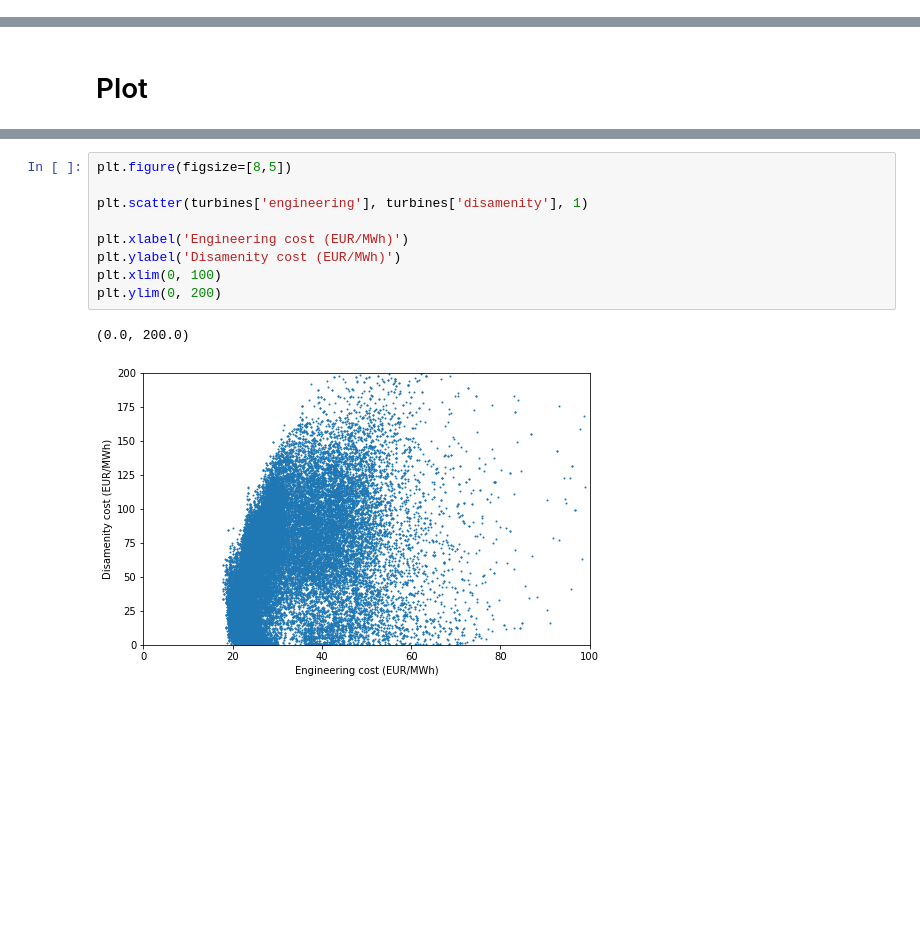
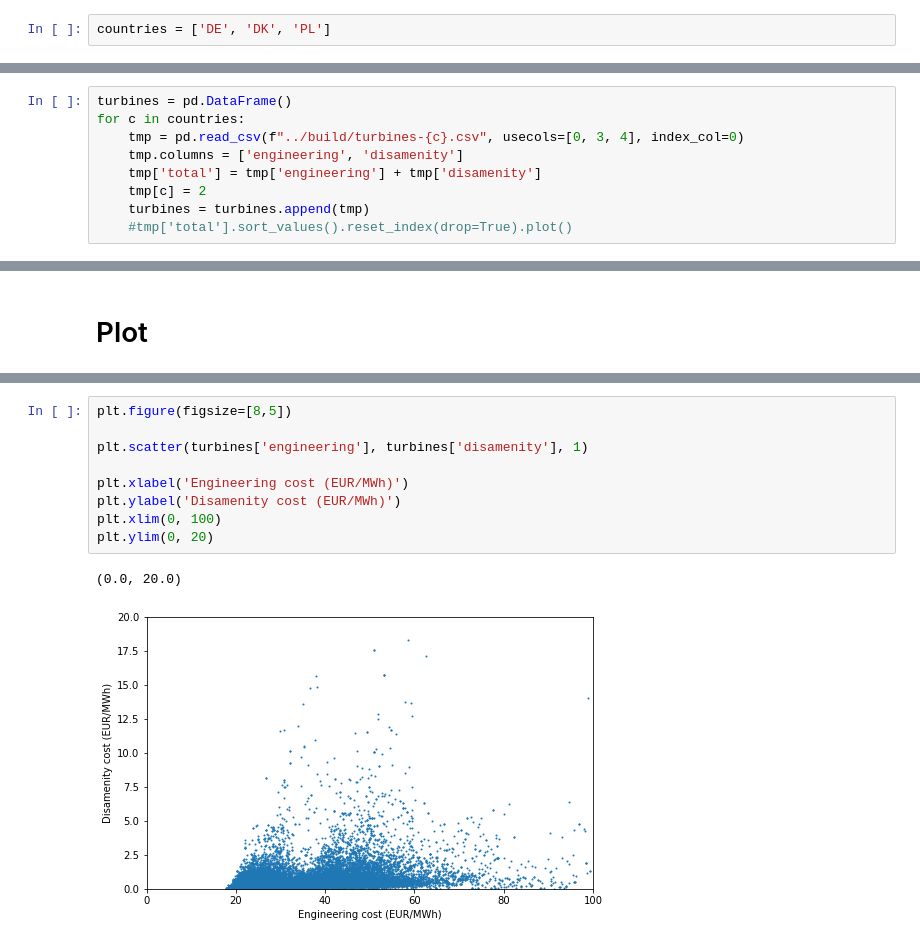
Before and after one commit to timtroendle/wind-onshore-cost-potential, a Jupyter notebook: notebooks/plots.ipynb, the cells around one changed output, grey strips where cells are left out. Drawn from its saved outputs; the diff is of its cells as text; blank space fills up the shorter version.

```diff
--- a/notebooks/plots.ipynb
+++ b/notebooks/plots.ipynb
@@ -2,6 +2,8 @@
 import pandas as pd
 import numpy_financial
 import matplotlib.pyplot as plt
+# %%
+countries = ['DE', 'DK', 'PL']
 # %% [markdown]
 # Input
 # %%
@@ -36,0 +18,9 @@ turbines
+# %%
+turbines = pd.DataFrame()
+for c in countries:
+    tmp = pd.read_csv(f"../build/turbines-{c}.csv", usecols=[0, 3, 4], index_col=0)
+    tmp.columns = ['engineering', 'disamenity']
+    tmp['total'] = tmp['engineering'] + tmp['disamenity']
+    tmp[c] = 2
+    turbines = turbines.append(tmp)
+    #tmp['total'].sort_values().reset_index(drop=True).plot()
@@ -113,12 +204,12 @@ plt.legend()
 # %%
 plt.figure(figsize=[8,5])
 
 plt.scatter(turbines['engineering'], turbines['disamenity'], 1)
 
 plt.xlabel('Engineering cost (EUR/MWh)')
 plt.ylabel('Disamenity cost (EUR/MWh)')
 plt.xlim(0, 100)
-plt.ylim(0, 200)
+plt.ylim(0, 20)
 # %% [output]
-(0.0, 200.0)
+(0.0, 20.0)
-[figure, old version]
+[figure, new version]
```
Also changed, not shown: parts of 13 cells of this notebook, 1 other file.
